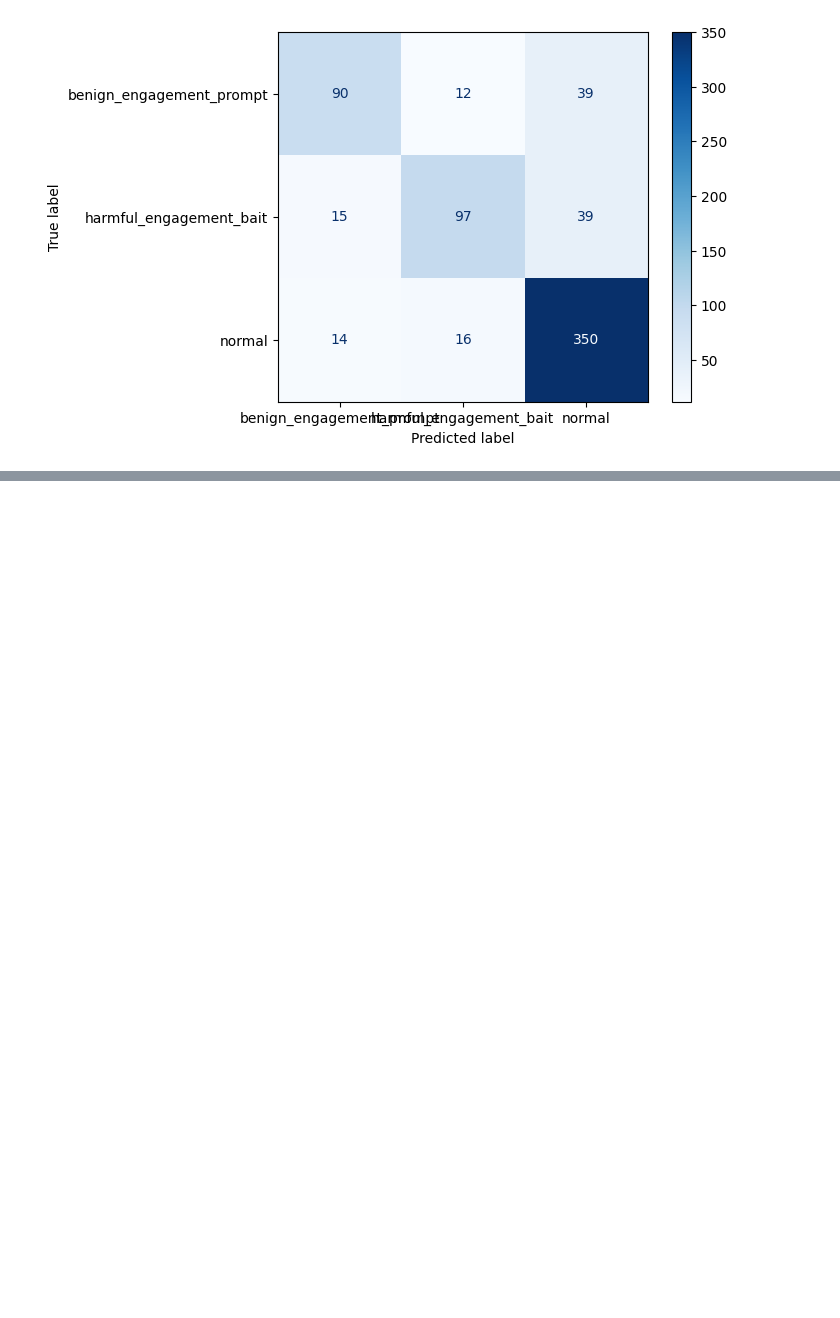
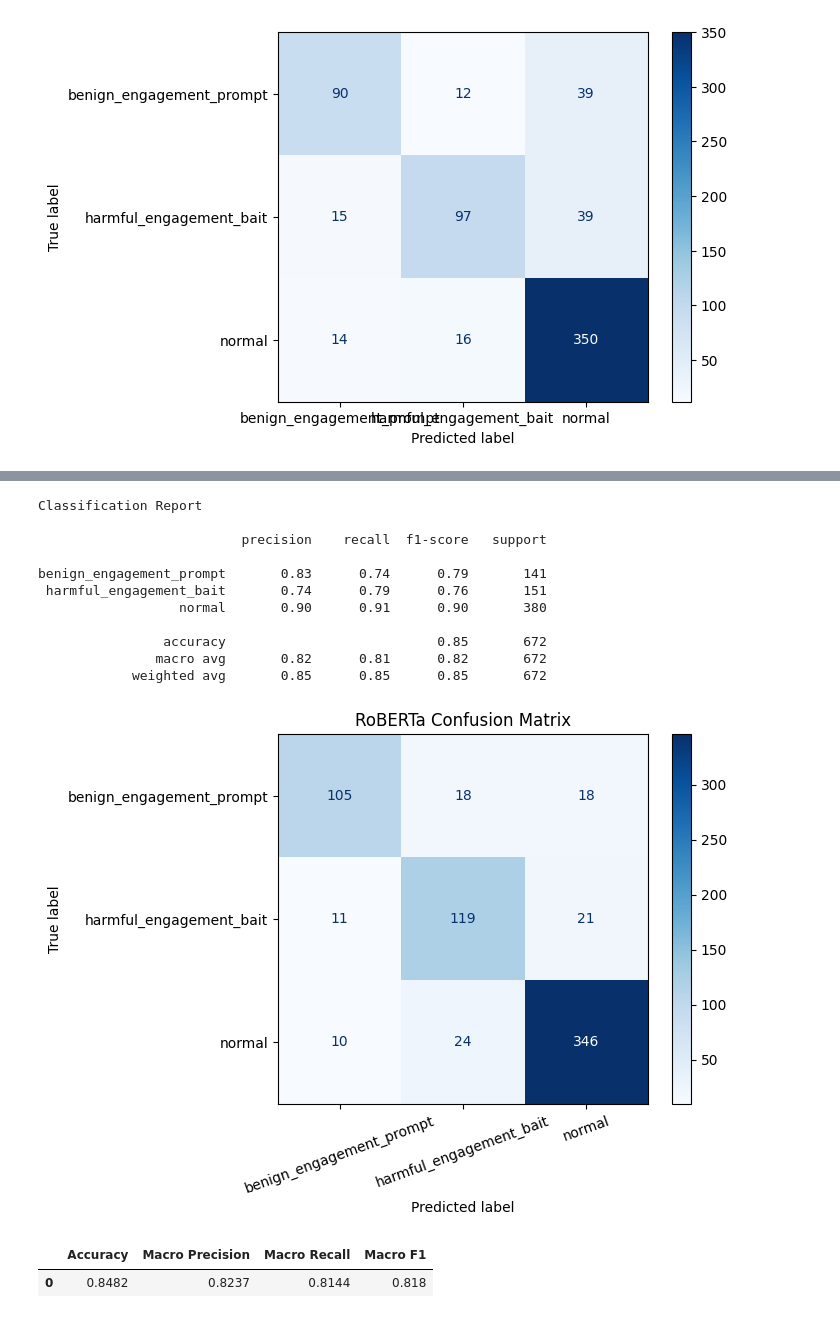
Before and after one commit to RJ-Worrall/Twitter_Engagement_Bait_Modeling, a Jupyter notebook: Twitter_Project.ipynb, the cells around one changed output, grey strips where cells are left out. Saved outputs shown, nothing was run; the diff lists cells and outputs as text; code cells hidden in the pictures; blank space fills up the shorter version.

Commit message:
added hyperparameter tuning for roBERTa model

```diff
--- a/Twitter_Project.ipynb
+++ b/Twitter_Project.ipynb
@@ -2602,0 +2745,17 @@ benign_engagement_prompt       0.86      0.78      0.82       141
+# %%
+# Load best saved model
+best_model = RobertaForSequenceClassification.from_pretrained(
+    best_config["model_path"]
+)
+
+trainer = Trainer(model=best_model)
+# %%
+# Predict on untouched test set
+predictions = trainer.predict(test_dataset)
+
+predicted_labels = np.argmax(
+    predictions.predictions,
+    axis=1
+)
+
+true_labels = np.array(Y_test)
@@ -2602,0 +2764,47 @@ benign_engagement_prompt       0.86      0.78      0.82       141
+# %%
+print("Classification Report\n")
+
+print(
+    classification_report(
+        true_labels,
+        predicted_labels,
+        target_names=encoder.classes_
+    )
+)
+
+import matplotlib.pyplot as plt
+
+ConfusionMatrixDisplay.from_predictions(
+    true_labels,
+    predicted_labels,
+    display_labels=encoder.classes_,
+    cmap="Blues",
+    xticks_rotation=20
+)
+
+plt.title("RoBERTa Confusion Matrix")
+plt.show()
+
+summary = pd.DataFrame({
+    "Accuracy": [accuracy_score(true_labels, predicted_labels)],
+    "Macro Precision": [precision_score(true_labels, predicted_labels, average="macro")],
+    "Macro Recall": [recall_score(true_labels, predicted_labels, average="macro")],
+    "Macro F1": [f1_score(true_labels, predicted_labels, average="macro")]
+})
+
+display(summary.round(4))
+# %% [output]
+Classification Report
+
+                          precision    recall  f1-score   support
+
+benign_engagement_prompt       0.83      0.74      0.79       141
+ harmful_engagement_bait       0.74      0.79      0.76       151
+                  normal       0.90      0.91      0.90       380
+
+                accuracy                           0.85       672
+               macro avg       0.82      0.81      0.82       672
+            weighted avg       0.85      0.85      0.85       672
+[figure, added]
+|  | Accuracy | Macro Precision | Macro Recall | Macro F1 |
+| 0 | 0.8482 | 0.8237 | 0.8144 | 0.818 |
```
Also changed, not shown: parts of 15 cells of this notebook.
